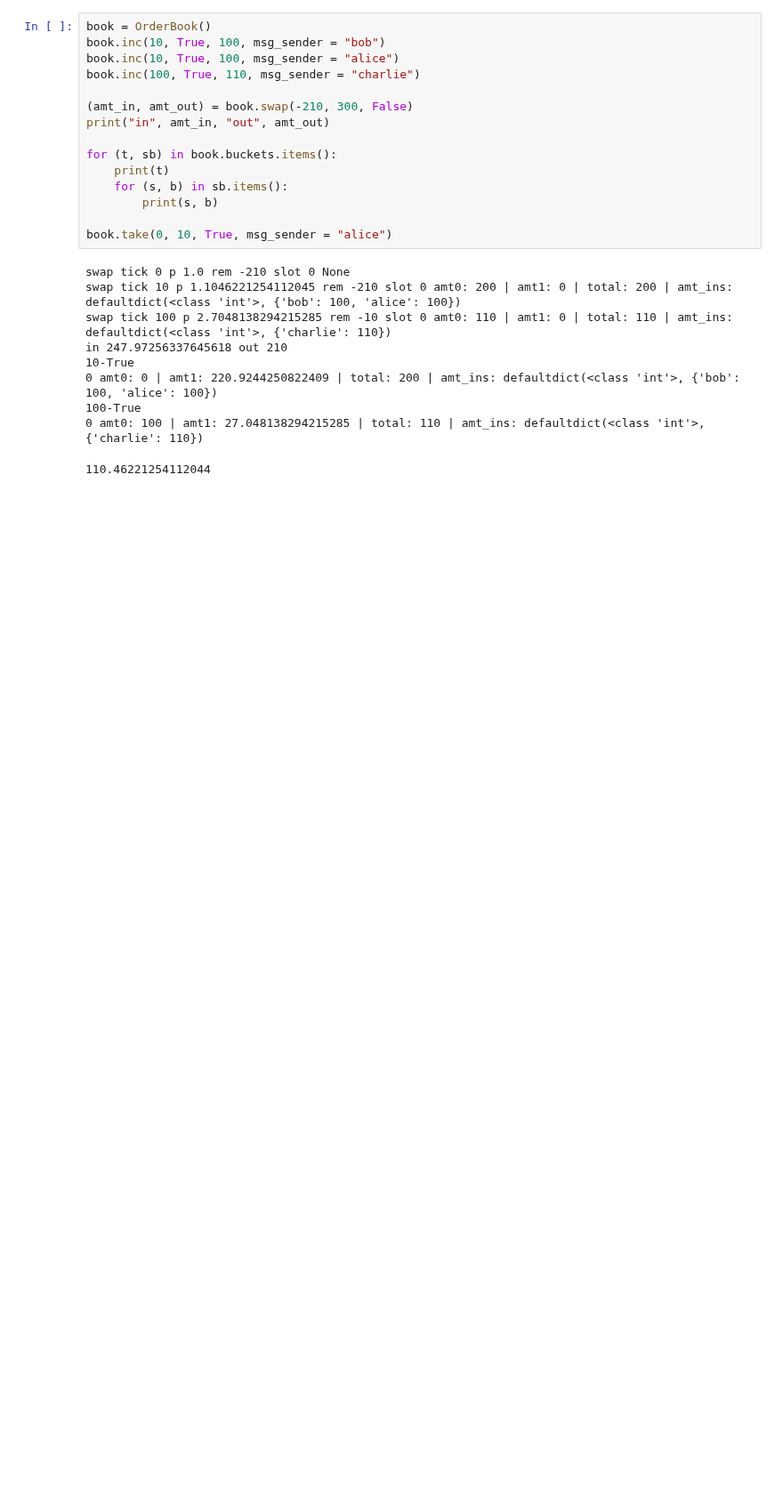
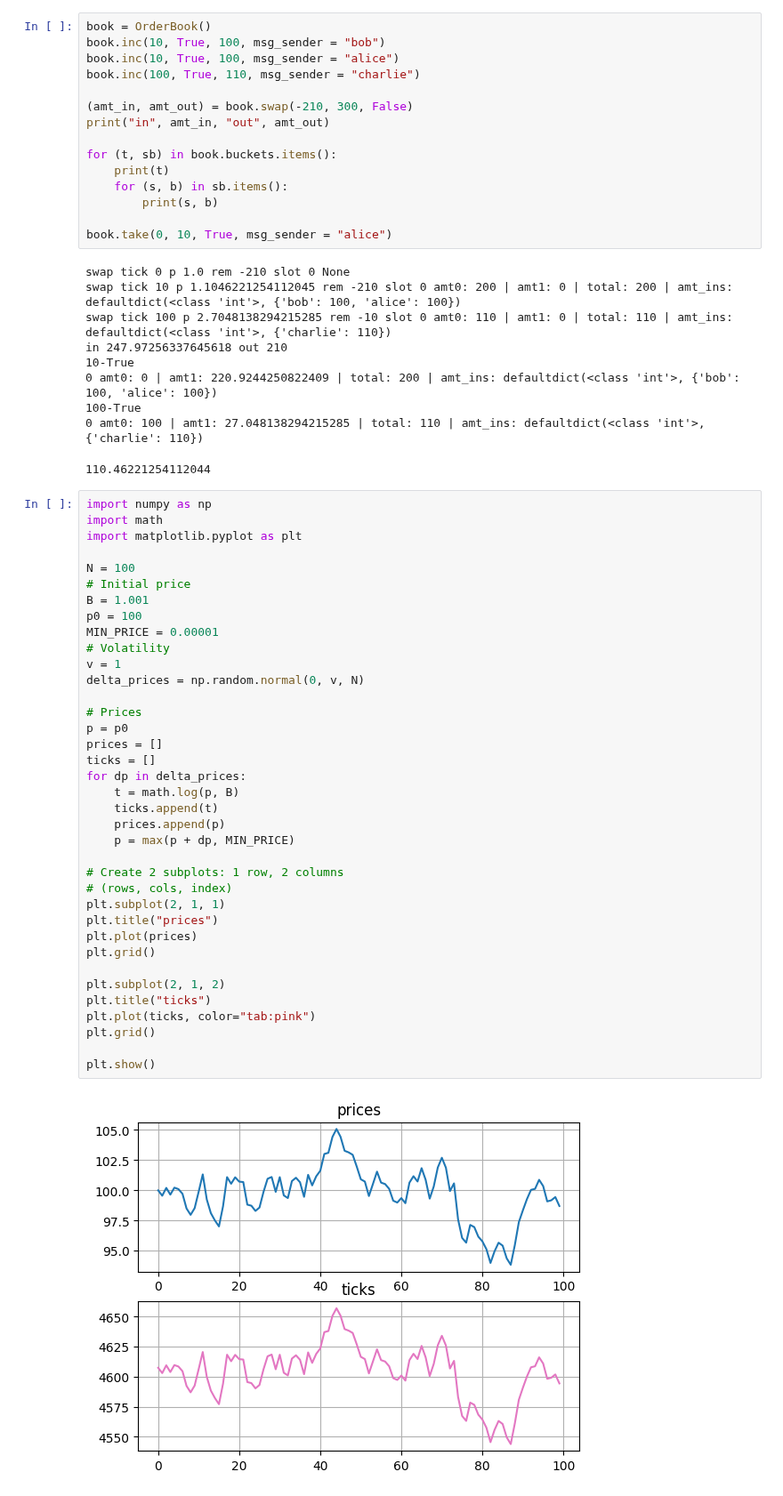
Before and after one commit to t4sk/notes, a Jupyter notebook: python/amm/order_book.ipynb, the cells around one changed output. Shown at 89% size. Cells and saved outputs as stored; diff of their text form; blank space fills up the shorter version.

```diff
--- a/python/amm/order_book.ipynb
+++ b/python/amm/order_book.ipynb
@@ -377,6 +377,45 @@ in 247.97256337645618 out 210
 100-True
 0 amt0: 100 | amt1: 27.048138294215285 | total: 110 | amt_ins: defaultdict(<class 'int'>, {'charlie': 110})
 110.46221254112044
+# %%
+import numpy as np
+import math
+import matplotlib.pyplot as plt
+
+N = 100
+# Initial price
+B = 1.001
+p0 = 100
+MIN_PRICE = 0.00001
+# Volatility
+v = 1
+delta_prices = np.random.normal(0, v, N)
+
+# Prices
+p = p0
+prices = []
+ticks = []
+for dp in delta_prices:
+    t = math.log(p, B)
+    ticks.append(t)
+    prices.append(p)
+    p = max(p + dp, MIN_PRICE)
+
+# Create 2 subplots: 1 row, 2 columns
+# (rows, cols, index)
+plt.subplot(2, 1, 1)
+plt.title("prices")
+plt.plot(prices)
+plt.grid()
+
+plt.subplot(2, 1, 2)
+plt.title("ticks")
+plt.plot(ticks, color="tab:pink")
+plt.grid()
+
+plt.show()
+# %% [output]
+[figure, added]
 # %%
 import math
 import random
```
Also changed, not shown: parts of 1 cell of this notebook.
